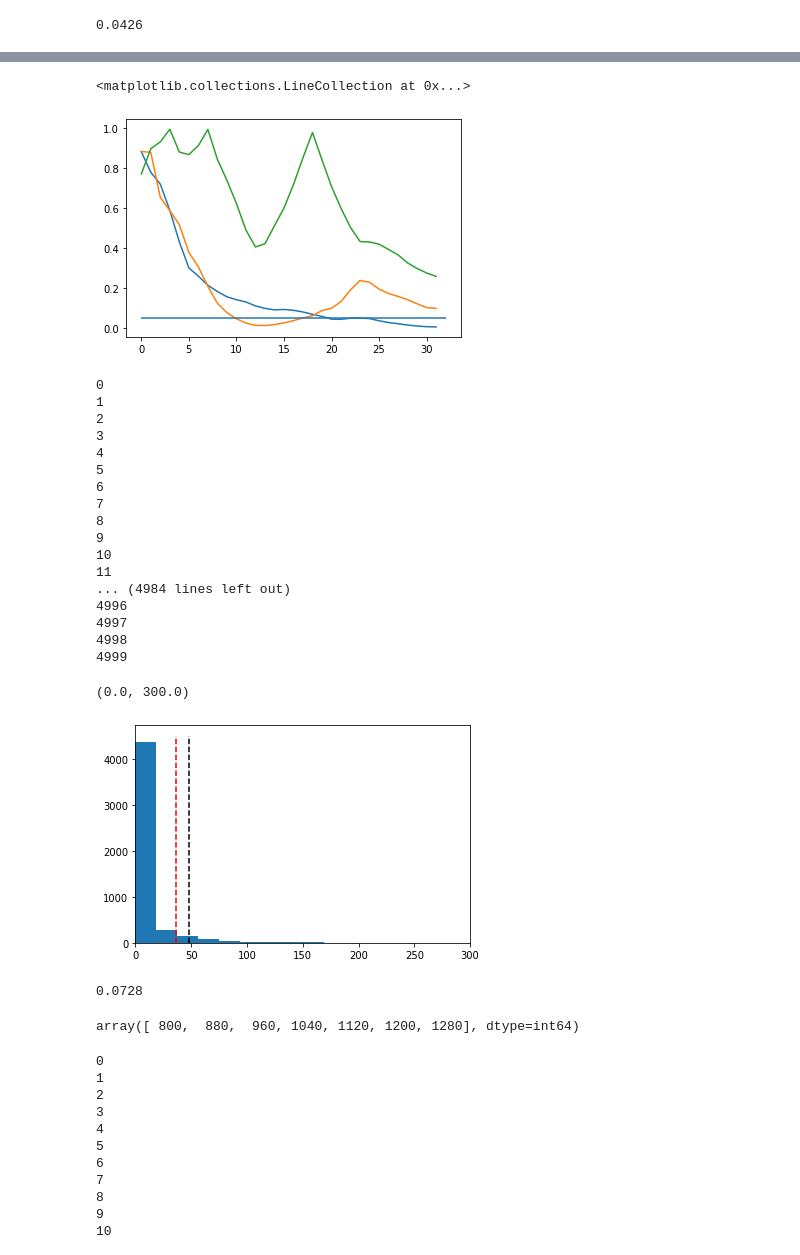
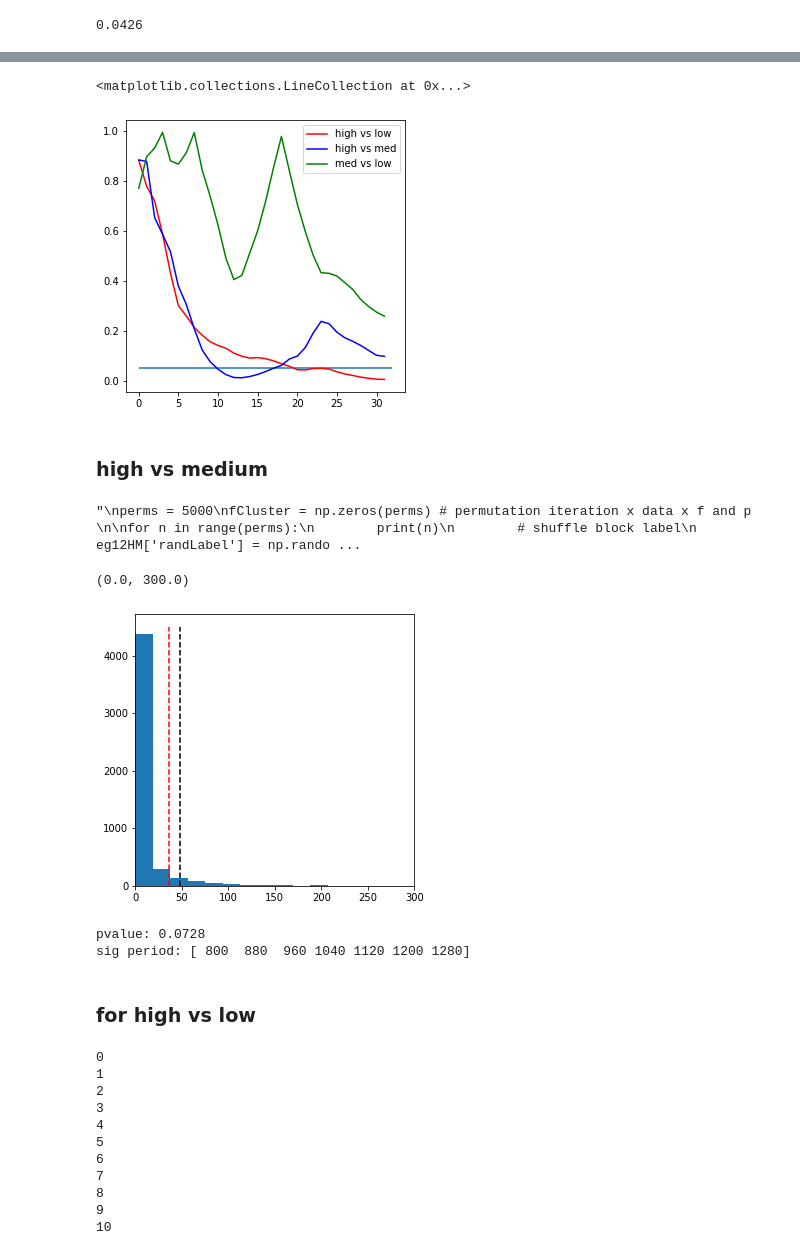
Before and after one commit to YueyingDong/YD2023_code4Paper, a Jupyter notebook: pupResults.ipynb, the cells around one changed output, grey strips where cells are left out. Cells and saved outputs as stored; diff of their text form; code cells hidden in the pictures.

```diff
--- a/pupResults.ipynb
+++ b/pupResults.ipynb
@@ -1158,17 +921,0 @@ pupFullTrial.insert(0,'TRIALID',pupFullTrial_raw.TRIALID)
-# %%
-#median sd mask
-stdmask = pd.DataFrame()
-temp = pupFullTrial.merge(psyFull[['participant','identifier']],how = 'left',
-                   left_on='TRIALID', right_on='identifier')
-
-for i in temp.participant.unique():
-    tempdf = temp[temp.participant == i]
-
-    #calculate upper/lower bounds
-    stdupper = np.nanmedian(tempdf.iloc[:,1:included+1])  + sdThreshold* medianVariance(tempdf.iloc[:,1:included+1])
-    stdlower = np.nanmedian(tempdf.iloc[:,1:included+1])  - sdThreshold* medianVariance(tempdf.iloc[:,1:included+1])
-    #create std mask for this subj
-    stdmask_temp = (tempdf.iloc[:,1:included+1] > stdupper) | (tempdf.iloc[:,1:included+1] < stdlower)
-    stdmask_temp.insert(0,'TRIALID',tempdf.TRIALID)
-
-    stdmask = pd.concat([stdmask,stdmask_temp])
@@ -1611,2 +1091,0 @@ eg12
-# %%
-eg12.columns = eg12.columns.values.astype(str)
@@ -1623,4 +1092,8 @@ plt.hlines(0.05,0,32,)
 # %%
+#need to change the column from int to str
+eg12.columns = eg12.columns.astype(str)
+
+#select the relevant conditions
 eg12HL = eg12[eg12.cue_blk_validity != "['medium']"].reset_index(drop = True)
 eg12HM = eg12[eg12.cue_blk_validity != "['low']"].reset_index(drop = True)
 eg12ML = eg12[eg12.cue_blk_validity != "['high']"].reset_index(drop = True)
@@ -1635,11 +1108,13 @@ j = [pg.anova(data = eg12ML, dv = i,
               between = ['cued_item','cue_blk_validity'])[['F',
                                                            'p-unc']].iloc[2,:] for i in eg12ML.columns[:32].values]
 # %%
-plt.plot(np.array(k)[:,1])
-plt.plot(np.array(q)[:,1])
-plt.plot(np.array(j)[:,1])
+fs(5,5)
+plt.plot(np.array(k)[:,1],'r',label = 'high vs low')
+plt.plot(np.array(q)[:,1],'b',label = 'high vs med')
+plt.plot(np.array(j)[:,1],'g',label = 'med vs low') # no need to compare med vs low since there's no p value cluster
 
+plt.legend()
 plt.hlines(0.05,0,32,)
 # %% [output]
 <matplotlib.collections.LineCollection at 0x...>
-[figure, old version]
+[figure, new version]
@@ -1648,5 +1121,7 @@ plt.hlines(0.05,0,32,)
+# %% [markdown]
+### high vs medium
 # %%
-# for each iteraction
+"""
 perms = 5000
 fCluster = np.zeros(perms) # permutation iteration x data x f and p
 
@@ -1669,24 +1144,8 @@ for n in range(perms):
                 #note: if no cluster is found, this will return 0
         fCluster[n] =  np.round(fArr[consGroups[np.argmax(np.array([len(t) for t in consGroups]))]].sum(),3)
 
-# for the real data array, ran the anova test, get the f score clusters sum.
+"""
 # %% [output]
-0
-1
-2
-3
-4
-5
-6
-7
-8
-9
-10
-11
-... (4984 lines left out)
-4996
-4997
-4998
-4999
+"\nperms = 5000\nfCluster = np.zeros(perms) # permutation iteration x data x f and p \n\nfor n in range(perms):\n        print(n)\n        # shuffle block label\n        eg12HM['randLabel'] = np.rando ...
 # %%
 #pd.DataFrame(fCluster).to_csv('permutation5000_elHM.csv')
@@ -1693,4 +1154,6 @@ for n in range(perms):
 # %%
+fs(5,5)
+
 realF = np.array(q)[:,0]
 realP = np.array(q)[:,1]
 
@@ -1698,18 +1161,10 @@ consGroups = consecutive(np.where(realP <= 0.05)[0], stepsize=1,
                         findSame = False)
 fsum = [realF[i].sum() for i in consGroups]
 
-plt.hist(fCluster,bins = 20)
+plt.hist(fCluster[0],bins = 20)
 plt.vlines([fsum],0,4500,linestyles = 'dashed',color ='r')
 plt.vlines(np.percentile(fCluster,95),0,4500,linestyles = 'dashed',color ='black')
 plt.xlim(0,300)
 # %% [output]
 (0.0, 300.0)
-[figure, old version]
+[figure, new version]
-# %%
-sum(fCluster > fsum[0])/5000
-# %% [output]
-0.0728
-# %%
-consGroups[0]*80
-# %% [output]
-array([ 800,  880,  960, 1040, 1120, 1200, 1280], dtype=int64)
@@ -1718,2 +1171,10 @@ array([ 800,  880,  960, 1040, 1120, 1200, 1280], dtype=int64)
+# %%
+print('pvalue:',sum(fCluster[0] > fsum[0])/5000)
+print('sig period:',consGroups[0]*80)
+# %% [output]
+pvalue: 0.0728
+sig period: [ 800  880  960 1040 1120 1200 1280]
+# %% [markdown]
+### for high vs low
 # %%
 # for each iteraction
```
Also changed, not shown: parts of 269 cells of this notebook, 1 other file.
